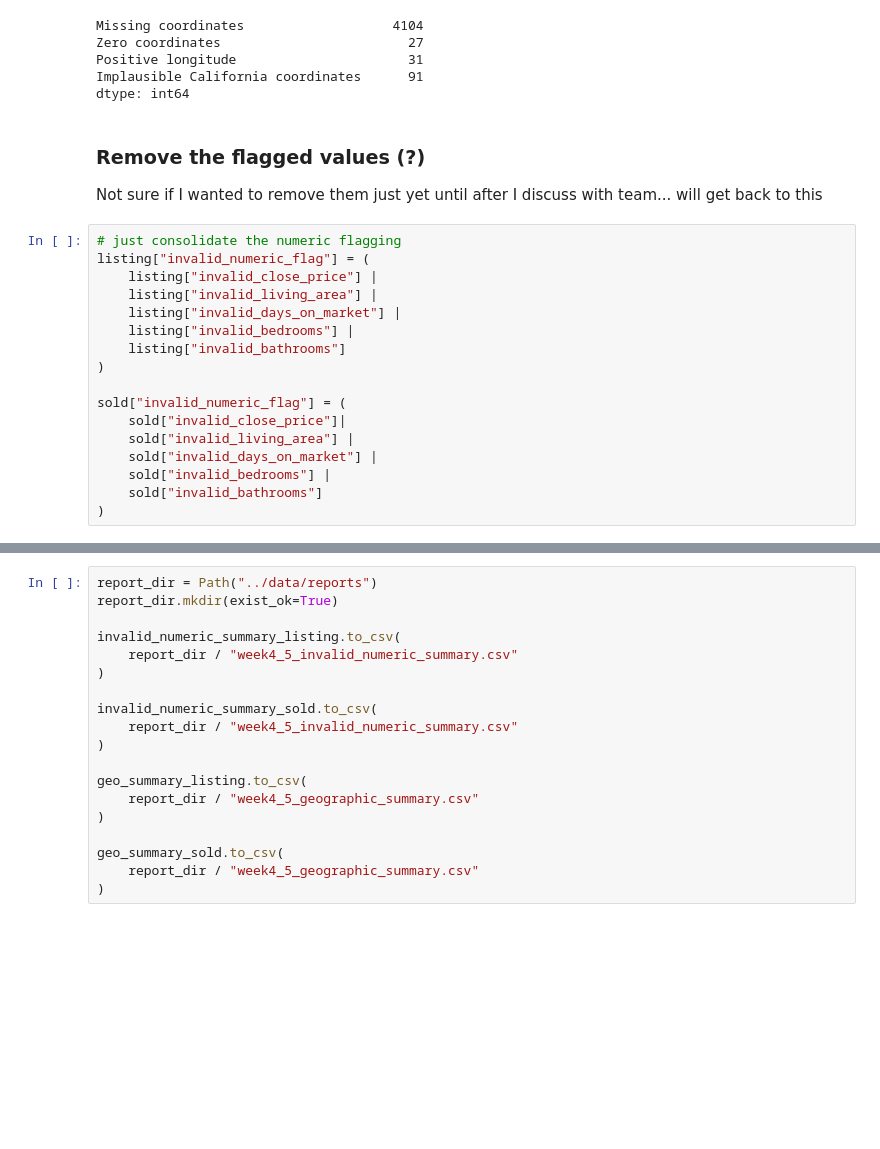
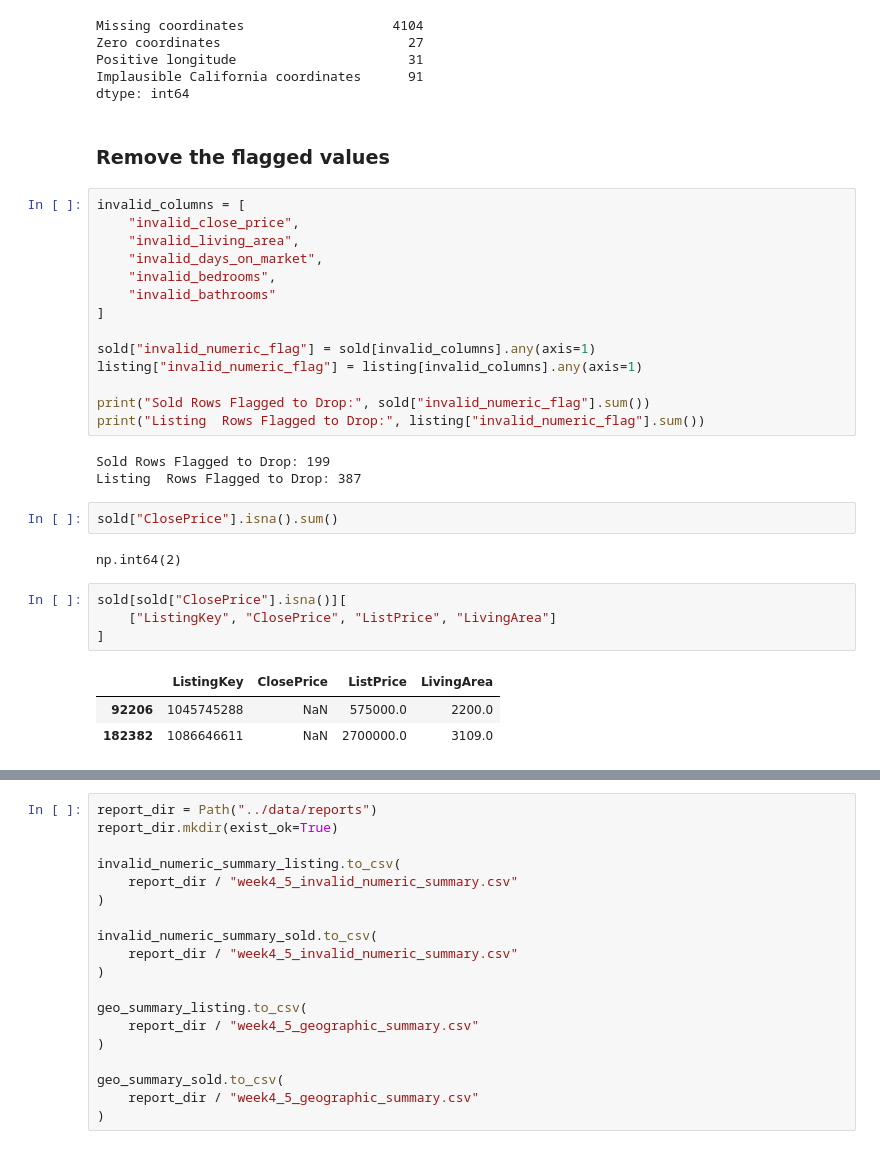
Before and after one commit to melxng/IDX-Exchange-Data-Analyst, a Jupyter notebook: notebooks/w4-5.ipynb, the cells around one changed output, grey strips where cells are left out. Drawn from its saved outputs; the diff is of its cells as text; blank space fills up the shorter version.

```diff
--- a/notebooks/w4.ipynb
+++ b/notebooks/w4-5.ipynb
@@ -351,23 +370,34 @@ Zero coordinates                        27
 Positive longitude                      31
 Implausible California coordinates      91
 dtype: int64
-# %% [markdown]
-### Remove the flagged values (?)
-Not sure if I wanted to remove them just yet until after I discuss with team... will get back to this
+# %% [markdown]
+### Remove the flagged values
 # %%
-# just consolidate the numeric flagging
-listing["invalid_numeric_flag"] = (
-    listing["invalid_close_price"] |
-    listing["invalid_living_area"] |
-    listing["invalid_days_on_market"] |
-    listing["invalid_bedrooms"] |
-    listing["invalid_bathrooms"]
-)
+invalid_columns = [
+    "invalid_close_price",
+    "invalid_living_area",
+    "invalid_days_on_market",
+    "invalid_bedrooms",
+    "invalid_bathrooms"
+]
 
-sold["invalid_numeric_flag"] = (
-    sold["invalid_close_price"]|
-    sold["invalid_living_area"] |
-    sold["invalid_days_on_market"] |
-    sold["invalid_bedrooms"] |
-    sold["invalid_bathrooms"]
-)
+sold["invalid_numeric_flag"] = sold[invalid_columns].any(axis=1)
+listing["invalid_numeric_flag"] = listing[invalid_columns].any(axis=1)
+
+print("Sold Rows Flagged to Drop:", sold["invalid_numeric_flag"].sum())
+print("Listing  Rows Flagged to Drop:", listing["invalid_numeric_flag"].sum())
+# %% [output]
+Sold Rows Flagged to Drop: 199
+Listing  Rows Flagged to Drop: 387
+# %%
+sold["ClosePrice"].isna().sum()
+# %% [output]
+np.int64(2)
+# %%
+sold[sold["ClosePrice"].isna()][
+    ["ListingKey", "ClosePrice", "ListPrice", "LivingArea"]
+]
+# %% [output]
+|  | ListingKey | ClosePrice | ListPrice | LivingArea |
+| 92206 | 1045745288 | NaN | 575000.0 | 2200.0 |
+| 182382 | 1086646611 | NaN | 2700000.0 | 3109.0 |
```
Also changed, not shown: parts of 9 cells of this notebook, 9 other files.
